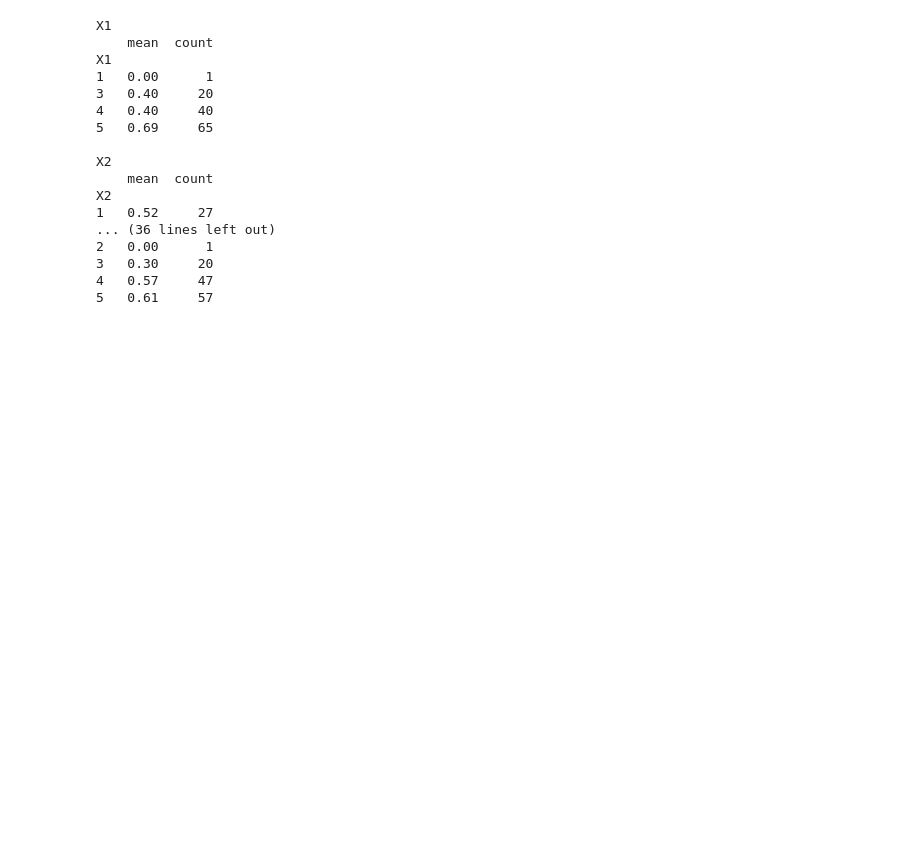
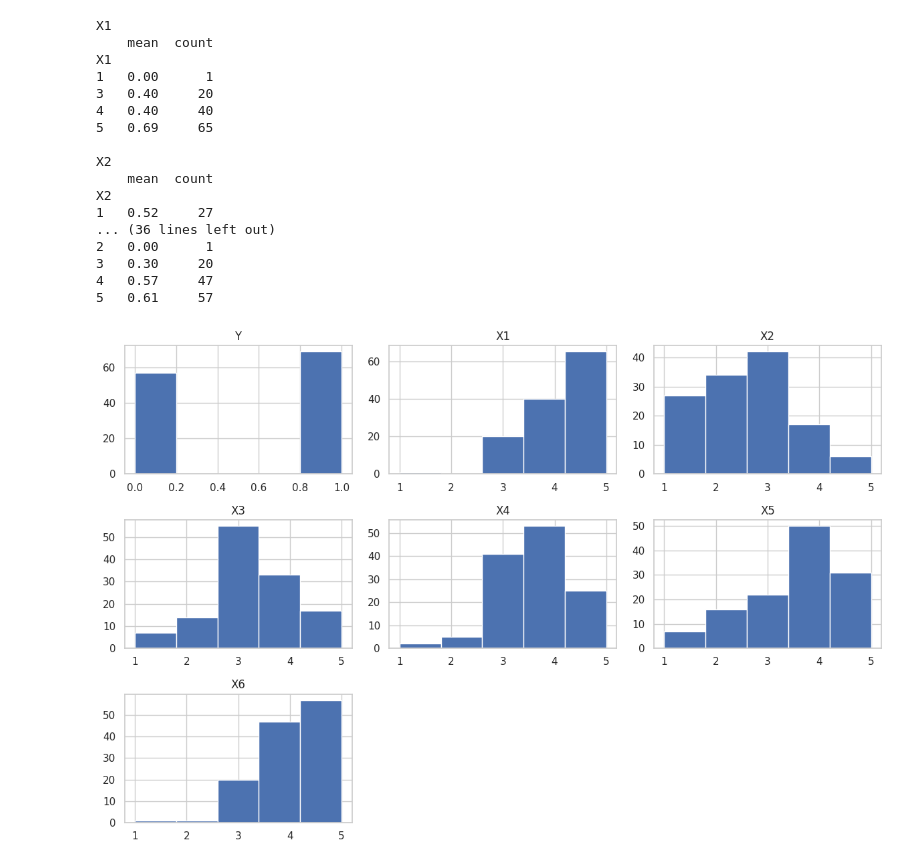
Before and after one commit to evanmccarthy216/h96ahNh2WKWrsjlT, a Jupyter notebook: customer_happinessl.ipynb, the cells around one changed output. Saved outputs shown, nothing was run; the diff lists cells and outputs as text; code cells hidden in the pictures; blank space fills up the shorter version.

```diff
--- a/customer_happinessl.ipynb
+++ b/customer_happinessl.ipynb
@@ -107,3 +107,12 @@ X2
 3   0.30     20
 4   0.57     47
 5   0.61     57
+# %%
+sns.set(style="whitegrid")
+#affter leanring basic stats of this data set. we wana plot.
+#we will create a hist for every columns to show how survey scores are desributed.
+df.hist(bins=5, figsize=(12,8))
+plt.tight_layout() #fixes spaces so that plots dont overlap
+plt.show()
+# %% [output]
+[figure, added]
```
Also changed, not shown: parts of 3 cells of this notebook.
